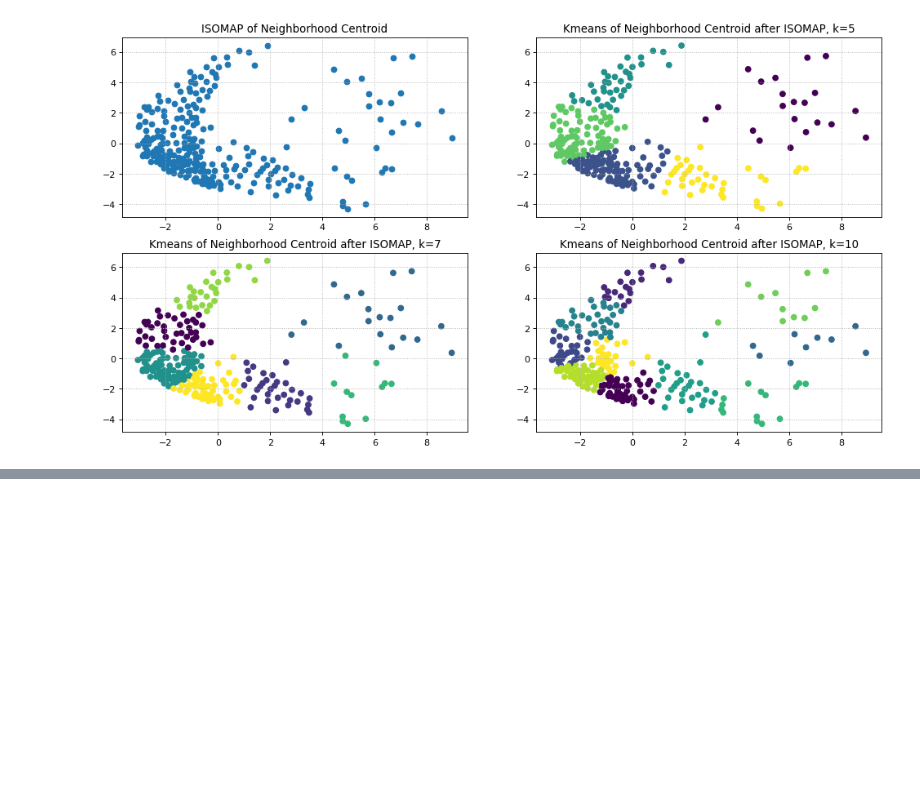
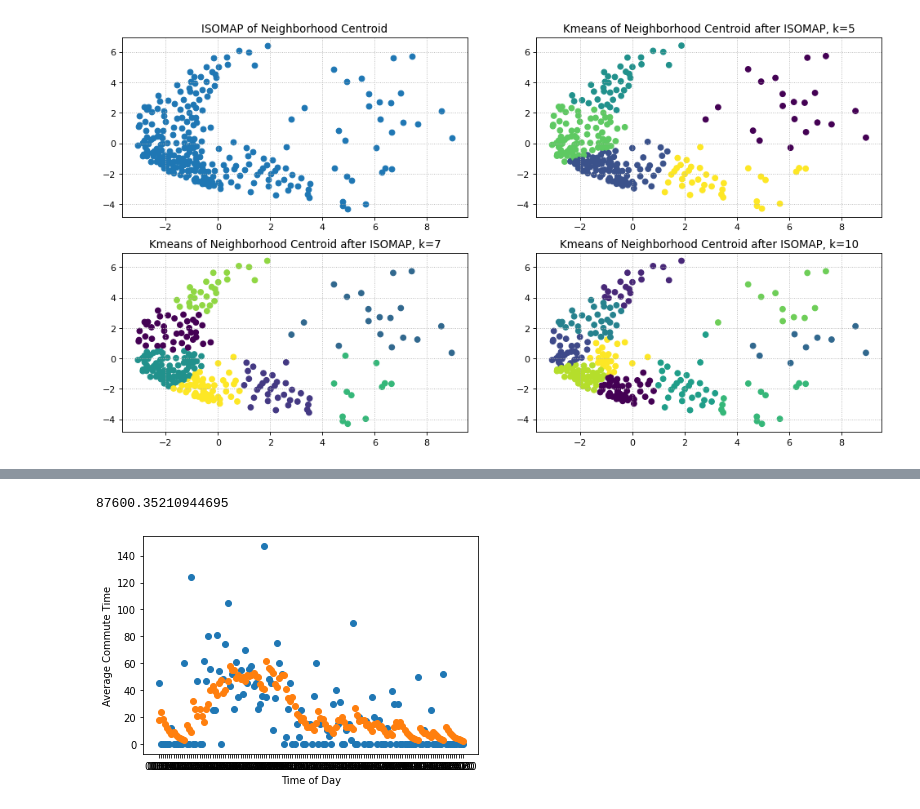
Before and after one commit to guanch1984/evtol-planning, a Jupyter notebook: geopanda_la_neighborhood.ipynb, the cells around one changed output, grey strips where cells are left out. Saved outputs shown, nothing was run; the diff lists cells and outputs as text; code cells hidden in the pictures; blank space fills up the shorter version.

```diff
--- a/geopanda_la_neighborhood.ipynb
+++ b/geopanda_la_neighborhood.ipynb
@@ -139,0 +178,30 @@ df_dissolve_c.explore()
+# %%
+def clean_time(string):
+    temp = re.findall("[\d]{1,2}:[\d]{2}[\s][\w][.][\w][.]",string)[0]
+    time = temp.split(" ")
+    time[1] = time[1].upper().replace(".","")
+    stringy = " ".join(time)
+    return stringy
+
+just_time = avg_commute.drop(['Selected Geographies'],axis=1)
+
+old_cols = list(just_time.columns.values)
+new_cols = pd.Series(old_cols).apply(lambda x: clean_time(x))
+new_cols = pd.to_datetime(new_cols, format="%I:%M %p").dt.strftime('%H:%M')
+just_time.set_axis(new_cols,axis=1,inplace= True)
+
+avg_T = just_time.transpose().set_axis(avg_commute['Selected Geographies'], axis=1)
+avg_T.index = pd.to_datetime(avg_T.index)
+avg_T = avg_T.resample('10T').sum()
+avg_T.index = pd.to_datetime(avg_T.index).strftime('%H:%M')
+# %%
+plt.scatter(avg_T.index,avg_T['Castaic'])
+fit1 = SimpleExpSmoothing(avg_T['Castaic'], initialization_method="heuristic").fit(smoothing_level=0.2, optimized=False)
+plt.scatter(avg_T.index,fit1.fittedvalues)
+plt.ylabel('Average Commute Time')
+plt.xlabel('Time of Day')
+plt.plot()
+fit1.sse
+# %% [output]
+87600.35210944695
+[figure, added]
```
Also changed, not shown: parts of 15 cells of this notebook.
